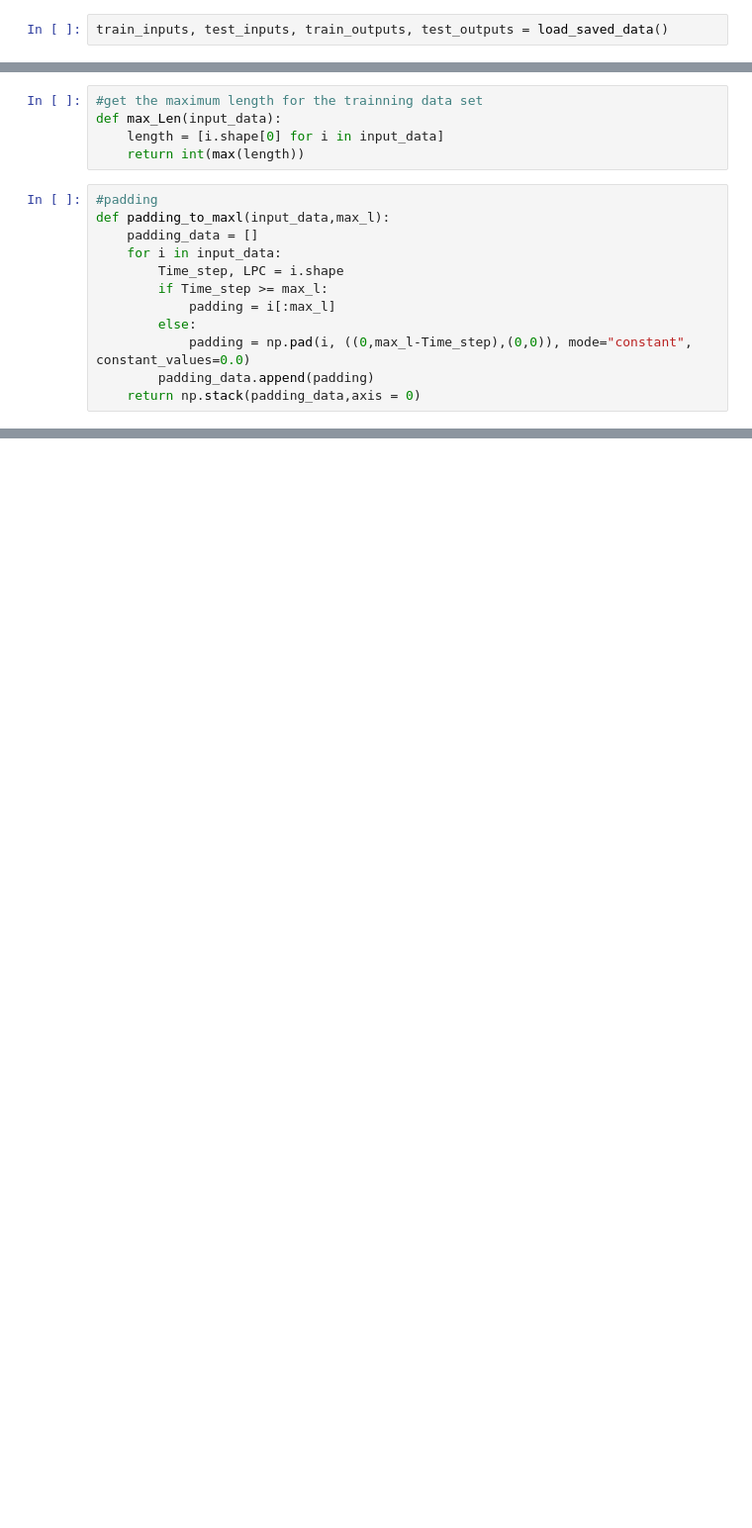
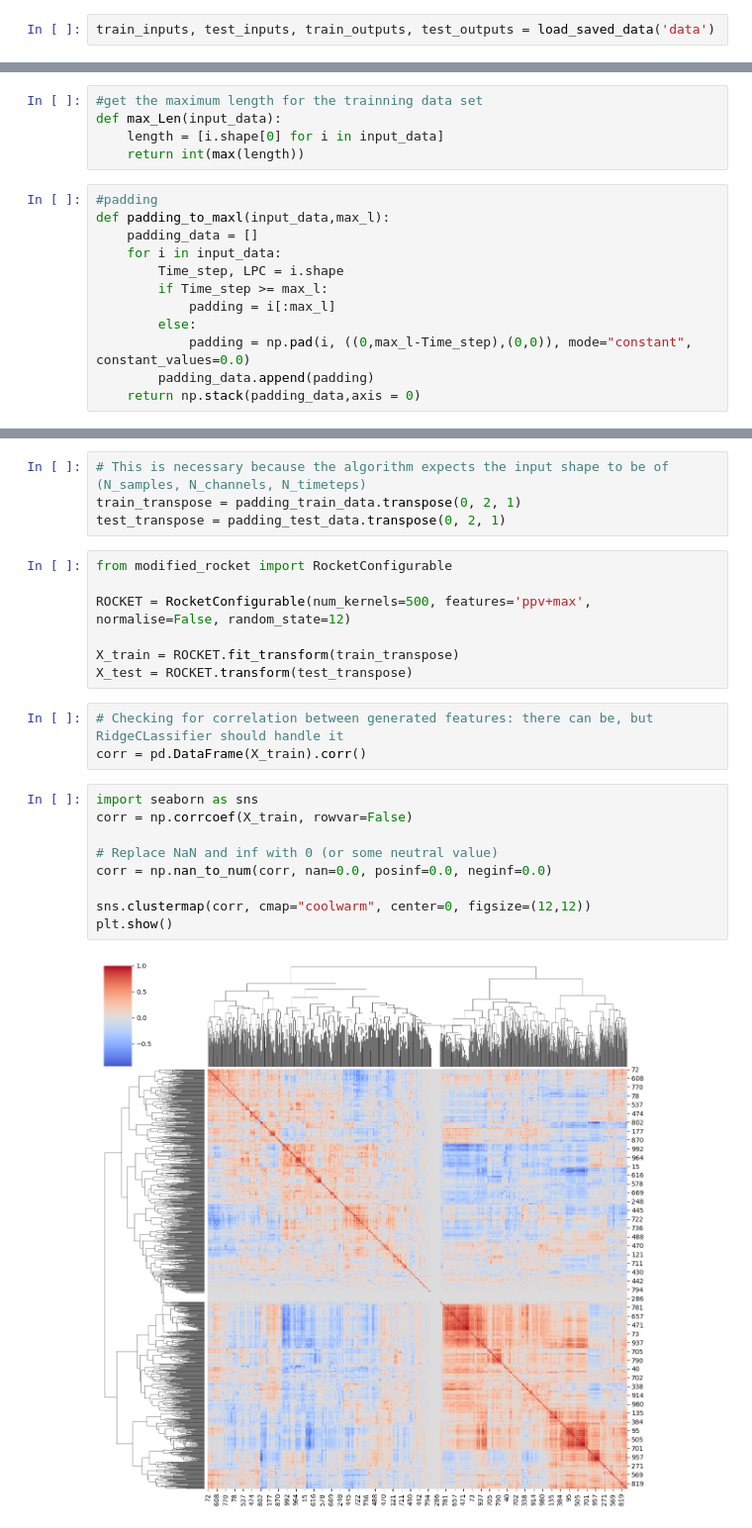
Before and after one commit to NikiLalev/advanced_ml_project, a Jupyter notebook: ROCKET.ipynb, the cells around one changed output, grey strips where cells are left out. Shown at 99% size. Saved outputs shown, nothing was run; the diff lists cells and outputs as text; blank space fills up the shorter version.

Commit message:
Still working on Ridge CLassifier and exploring the features after ROCKET application

```diff
--- a/ROCKET.ipynb
+++ b/ROCKET.ipynb
@@ -137,4 +138,4 @@ def load_saved_data(data_folder='/Users/admin/Desktop/Code/data'):
         print(f"Error loading data: {e}")
         return None, None, None, None
 # %%
-train_inputs, test_inputs, train_outputs, test_outputs = load_saved_data()
+train_inputs, test_inputs, train_outputs, test_outputs = load_saved_data('data')
@@ -164,0 +175,25 @@ print(f"padding test input: {padding_test_data.shape}")
+# %%
+# This is necessary because the algorithm expects the input shape to be of (N_samples, N_channels, N_timeteps)
+train_transpose = padding_train_data.transpose(0, 2, 1)
+test_transpose = padding_test_data.transpose(0, 2, 1)
+# %%
+from modified_rocket import RocketConfigurable
+
+ROCKET = RocketConfigurable(num_kernels=500, features='ppv+max', normalise=False, random_state=12)
+
+X_train = ROCKET.fit_transform(train_transpose)
+X_test = ROCKET.transform(test_transpose)
+# %%
+# Checking for correlation between generated features: there can be, but RidgeCLassifier should handle it
+corr = pd.DataFrame(X_train).corr()
+# %%
+import seaborn as sns
+corr = np.corrcoef(X_train, rowvar=False)
+
+# Replace NaN and inf with 0 (or some neutral value)
+corr = np.nan_to_num(corr, nan=0.0, posinf=0.0, neginf=0.0)
+
+sns.clustermap(corr, cmap="coolwarm", center=0, figsize=(12,12))
+plt.show()
+# %% [output]
+[figure, added]
```
Also changed, not shown: parts of 8 cells of this notebook, 2 other files.
